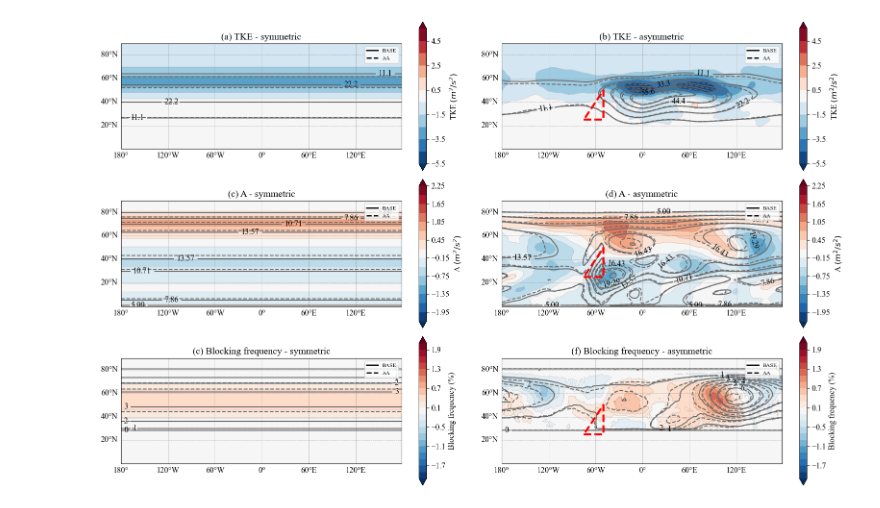
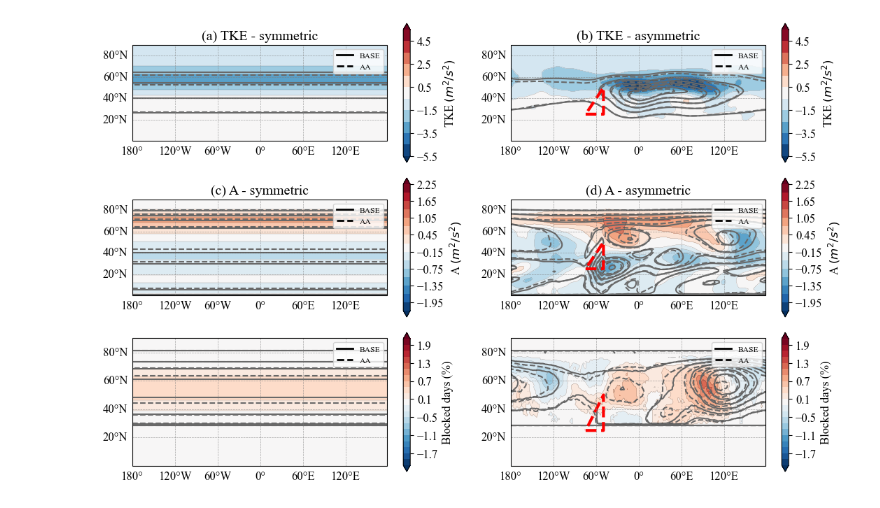
Before and after one commit to michele-filippucci/lwa_persistence, a Jupyter notebook: figures_scripts/Figure5.ipynb, the cells around one changed output. Cells and saved outputs as stored; diff of their text form; code cells hidden in the pictures.

```diff
--- a/figures_scripts/Figure5.ipynb
+++ b/figures_scripts/Figure5.ipynb
@@ -85,7 +100,7 @@ from matplotlib.lines import Line2D  # <-- Add this import at the top of your ce
 plt.rcParams['font.family'] = 'Times New Roman'      # e.g., 'serif', 'sans-serif', 'monospace'
 plt.rcParams['font.size'] = 12             # default font size
 
-fig, ax = plt.subplots(3, 2, figsize=(16, 10), subplot_kw={'projection': ccrs.PlateCarree()})
+fig, ax = plt.subplots(3, 2, figsize=(11, 7), subplot_kw={'projection': ccrs.PlateCarree()})
 ax = ax.T.flatten()  # transpose then flatten: ordering = [col0_row1, col0_row2, col0_row3, col1_row1, col1_row2, col1_row3]
 
 titles = ['symmetric', 'asymmetric']
@@ -124,7 +139,7 @@ for i in range(2):
     ax_tke.contour(ds_a['lon'], ds_a['lat'], ds_b['tke'] - ds_a['tke'],
                     levels=levels_tke_diff, colors = 'k' , negative_linestyles = 'solid', linewidths = 0.1, transform=ccrs.PlateCarree())
     ax_tke.set_aspect(1.5)
-    ax_tke.clabel(cont,colors='k')
+#    ax_tke.clabel(cont,colors='k')
     fig.colorbar(sh, ax=ax_tke, orientation='vertical', label='TKE $(m^2/s^2)$')
     if i > 0:
         ax_tke.plot(lons, lats, linestyle='--', linewidth=3, color='red', transform=ccrs.PlateCarree())
@@ -148,7 +163,7 @@ for i in range(2):
     ax_lwa.contour(ds_a['lon'], ds_a['lat'], ds_b['dw_lwa'] - ds_a['dw_lwa'],
                     levels=levels_lwa_diff, colors = 'k' , negative_linestyles = 'solid', linewidths = 0.1, transform=ccrs.PlateCarree())
     ax_lwa.set_aspect(1.5)
-    ax_lwa.clabel(cont,colors='k')
+#    ax_lwa.clabel(cont,colors='k')
     fig.colorbar(sh2, ax=ax_lwa, orientation='vertical', label='A $(m^2/s^2)$')
     if i > 0:
         ax_lwa.plot(lons, lats, linestyle='--', linewidth=3, color='red', transform=ccrs.PlateCarree())
@@ -157,35 +172,35 @@ for i in range(2):
     gl1.right_labels = False
     custom_lines = [
         Line2D([0], [0], color='black', lw=2, linestyle='solid', label='BASE'),
         Line2D([0], [0], color='black', lw=2, linestyle='dashed', label='AA')
     ]
     ax_lwa.legend(handles=custom_lines, loc='upper right',fontsize='x-small')
 
     # Blocking frequency (placed on the third row of each column)
     levels_block = np.arange(0, 12, 1)    # percent
     levels_block_diff = np.arange(-2.1, 2.2, 0.2)
-    ax_block.set_title(f'{letters[i*3+2]} Blocking frequency - {titles[i]}')
+#    ax_block.set_title(f'{letters[i*3+2]} Blocking frequency - {titles[i]}')
     cont = ax_block.contour(ds_a['lon'], ds_a['lat'], da_a_block, levels=levels_block, colors='dimgray', linestyles = 'solid', linewidths = 1.5, transform=ccrs.PlateCarree())
     ax_block.contour(ds_b['lon'], ds_b['lat'], da_b_block, levels=levels_block, colors='dimgray', linestyles = 'dashed', linewidths = 1.5, transform=ccrs.PlateCarree())
     sh3 = ax_block.contourf(ds_a['lon'], ds_a['lat'], da_b_block - da_a_block,
                             levels=levels_block_diff, cmap='RdBu_r', extend='both', transform=ccrs.PlateCarree())
     ax_block.contour(ds_a['lon'], ds_a['lat'], da_b_block - da_a_block,
                      levels=levels_block_diff, colors = 'k' , negative_linestyles = 'solid', linewidths = 0.1, transform=ccrs.PlateCarree())
-    ax_block.set_aspect(1.5)
-    ax_block.clabel(cont,colors='k')
-    fig.colorbar(sh3, ax=ax_block, orientation='vertical', label='Blocking frequency (%)')
+    ax_block.set_aspect(2)
+#    ax_block.clabel(cont,colors='k')
+    fig.colorbar(sh3, ax=ax_block, orientation='vertical', label='Blocked days (%)')
     if i > 0:
         ax_block.plot(lons, lats, linestyle='--', linewidth=3, color='red', transform=ccrs.PlateCarree())
     glb = ax_block.gridlines(draw_labels=True, linewidth=0.5, color='gray', alpha=0.7, linestyle='--')
     glb.top_labels = False
     glb.right_labels = False
     custom_lines = [
         Line2D([0], [0], color='black', lw=2, linestyle='solid', label='BASE'),
         Line2D([0], [0], color='black', lw=2, linestyle='dashed', label='AA')
     ]
     ax_block.legend(handles=custom_lines, loc='upper right',fontsize='x-small')
 
 plt.tight_layout()
 plt.savefig('PLOTS/Figure5.png',dpi=300)
 # %% [output]
-[figure, old version]
+[figure, new version]
```
Also changed, not shown: parts of 1 cell of this notebook, 16 other files.
